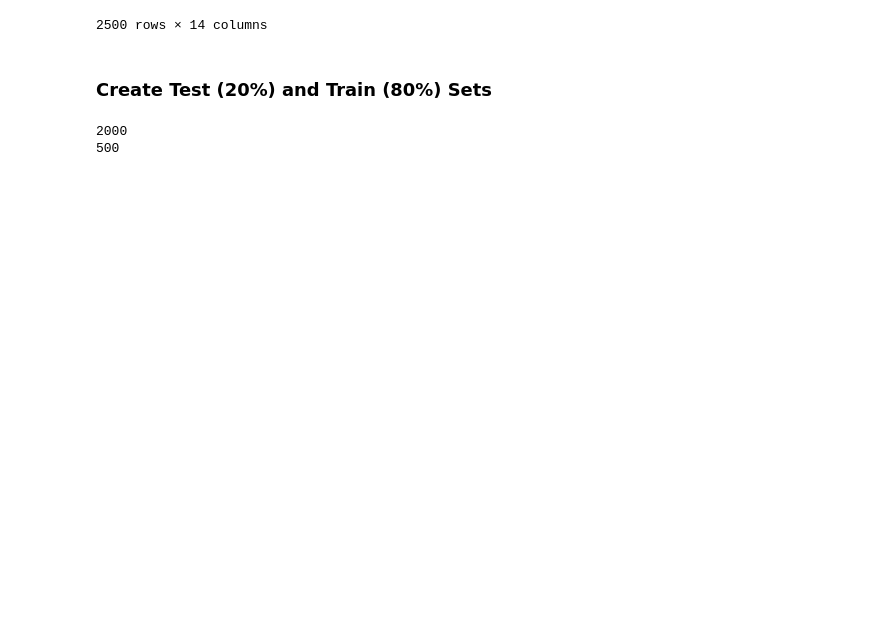
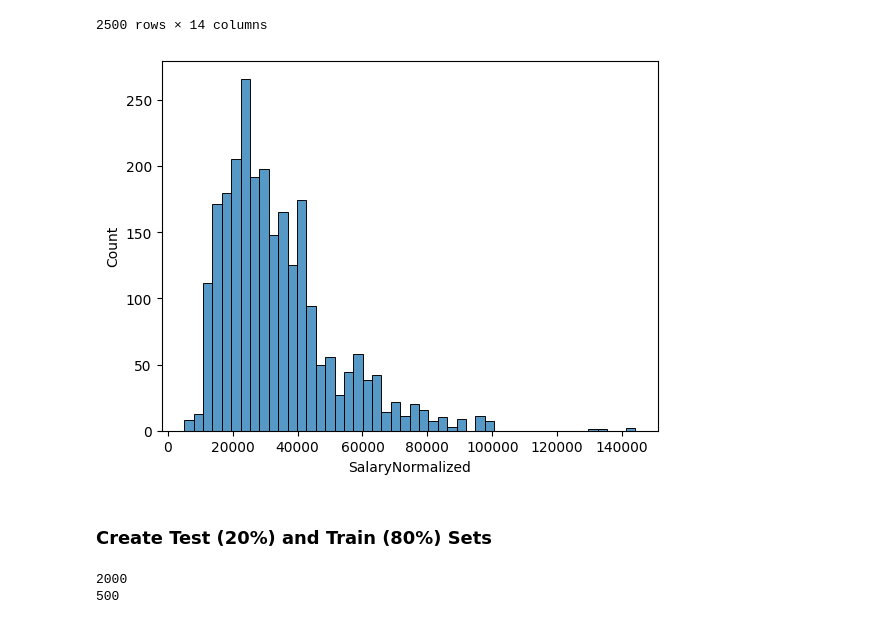
Before and after one commit to SheidaMajidi/JobSalary_Prediction, a Jupyter notebook: SalaryPrediction.ipynb, the cells around one changed output. Cells and saved outputs as stored; diff of their text form; code cells hidden in the pictures; blank space fills up the shorter version.

```diff
--- a/SalaryPrediction.ipynb
+++ b/SalaryPrediction.ipynb
@@ -160,3 +154,9 @@ y = samples['SalaryCategory']
+# %%
+# plot the distribution of the target variable (SalaryNormalized)
+sns.histplot(x = samples['SalaryNormalized'])
+plt.show()
+# %% [output]
+[figure, added]
 # %% [markdown]
 ### Create Test (20%) and Train (80%) Sets
 # %%
```
Also changed, not shown: parts of 27 cells of this notebook.
